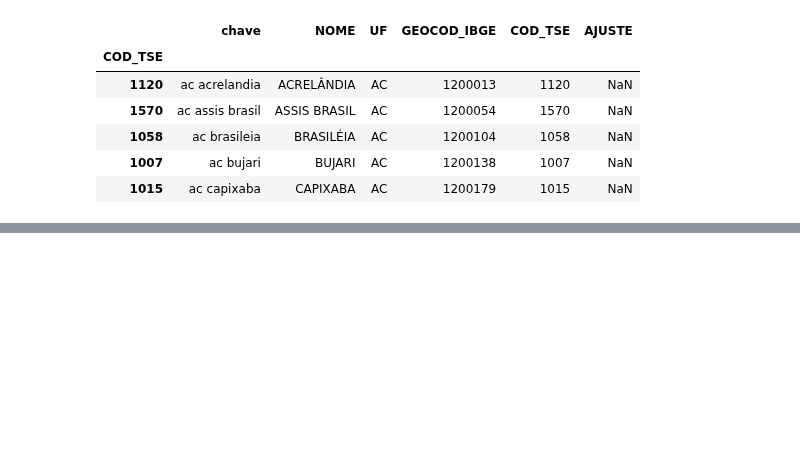
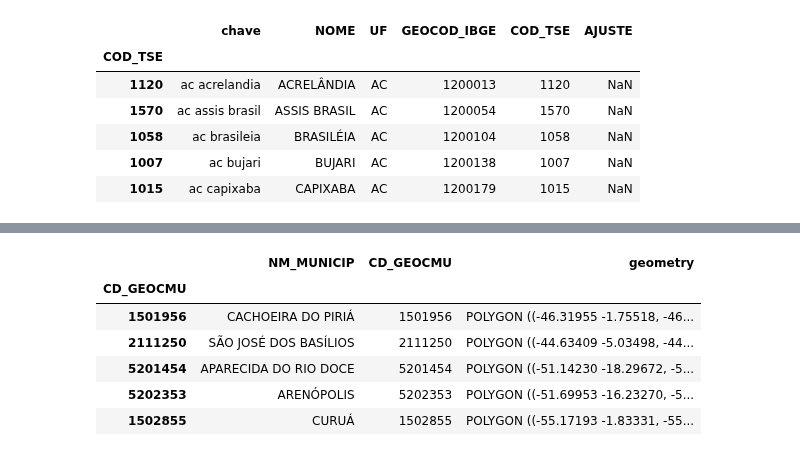
Before and after one commit to V1L3La/Learning-An-lise-de-Dados-em-Python, a Jupyter notebook: Mapa_das_Eleições_de_2018.ipynb, the cells around one changed output, grey strips where cells are left out. Saved outputs shown, nothing was run; the diff lists cells and outputs as text; code cells hidden in the pictures; blank space fills up the shorter version.

```diff
--- a/Mapa_das_Eleições_de_2018.ipynb
+++ b/Mapa_das_Eleições_de_2018.ipynb
@@ -446,0 +538,15 @@ df_vot_equ.head()
+# %%
+# (6)
+# Reindexar o dataframe de mapa pelo codigo do IBGE(= CD_GEOCMU)
+
+# drop=False ==> não descarta(apaga) a coluna original mais se torne o indice do df
+df_mapa.set_index('CD_GEOCMU', drop=False, inplace=True)
+df_mapa.head()
+# %% [output]
+|  | NM_MUNICIP | CD_GEOCMU | geometry |
+| CD_GEOCMU |  |  |  |
+| 1501956 | CACHOEIRA DO PIRIÁ | 1501956 | POLYGON ((-46.31955 -1.75518, -46... |
+| 2111250 | SÃO JOSÉ DOS BASÍLIOS | 2111250 | POLYGON ((-44.63409 -5.03498, -44... |
+| 5201454 | APARECIDA DO RIO DOCE | 5201454 | POLYGON ((-51.14230 -18.29672, -5... |
+| 5202353 | ARENÓPOLIS | 5202353 | POLYGON ((-51.69953 -16.23270, -5... |
+| 1502855 | CURUÁ | 1502855 | POLYGON ((-55.17193 -1.83331, -55... |
```
Also changed, not shown: parts of 11 cells of this notebook.
